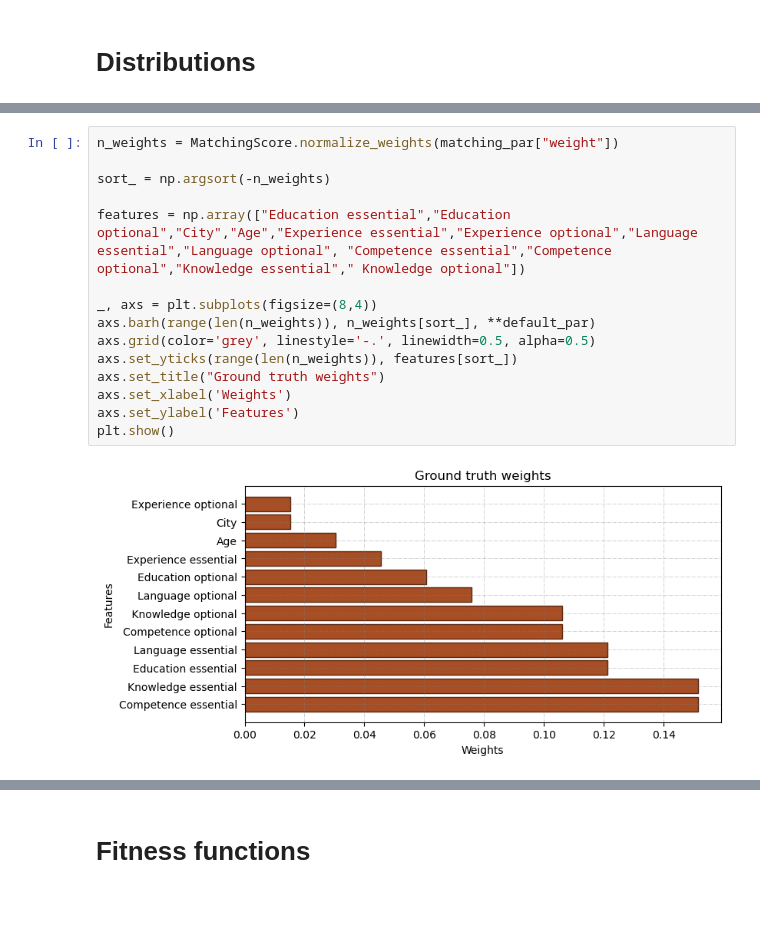
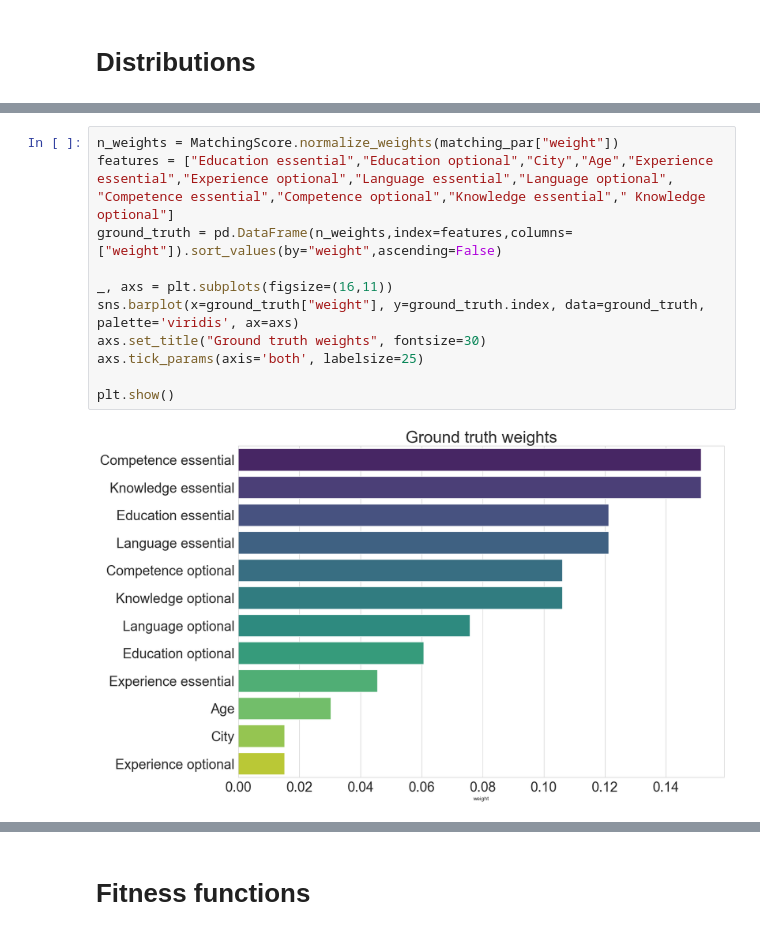
Before and after one commit to jacons/Interpretable-by-design-Human-Recommender, a Jupyter notebook: other_notebook/show_distribution.ipynb, the cells around one changed output, grey strips where cells are left out. Cells and saved outputs as stored; diff of their text form; blank space fills up the shorter version.

Commit message:
added "synonym module" with attention/contex, wrote some comment, upgrade chart with seaborn.

```diff
--- a/other_notebook/show_distribution.ipynb
+++ b/other_notebook/show_distribution.ipynb
@@ -83,17 +55,13 @@ plt.show()
 # %%
 n_weights = MatchingScore.normalize_weights(matching_par["weight"])
+features = ["Education essential","Education optional","City","Age","Experience essential","Experience optional","Language essential","Language optional", "Competence essential","Competence optional","Knowledge essential"," Knowledge optional"]
+ground_truth = pd.DataFrame(n_weights,index=features,columns=["weight"]).sort_values(by="weight",ascending=False)
 
-sort_ = np.argsort(-n_weights)
+_, axs = plt.subplots(figsize=(16,11))
+sns.barplot(x=ground_truth["weight"], y=ground_truth.index, data=ground_truth, palette='viridis', ax=axs)
+axs.set_title("Ground truth weights", fontsize=30)
+axs.tick_params(axis='both', labelsize=25)
 
-features = np.array(["Education essential","Education optional","City","Age","Experience essential","Experience optional","Language essential","Language optional", "Competence essential","Competence optional","Knowledge essential"," Knowledge optional"])
-
-_, axs = plt.subplots(figsize=(8,4))
-axs.barh(range(len(n_weights)), n_weights[sort_], **default_par)
-axs.grid(color='grey', linestyle='-.', linewidth=0.5, alpha=0.5)
-axs.set_yticks(range(len(n_weights)), features[sort_])
-axs.set_title("Ground truth weights")
-axs.set_xlabel('Weights')
-axs.set_ylabel('Features')
 plt.show()
 # %% [output]
-[figure, old version]
+[figure, new version]
```
Also changed, not shown: parts of 13 cells of this notebook, 23 other files.
